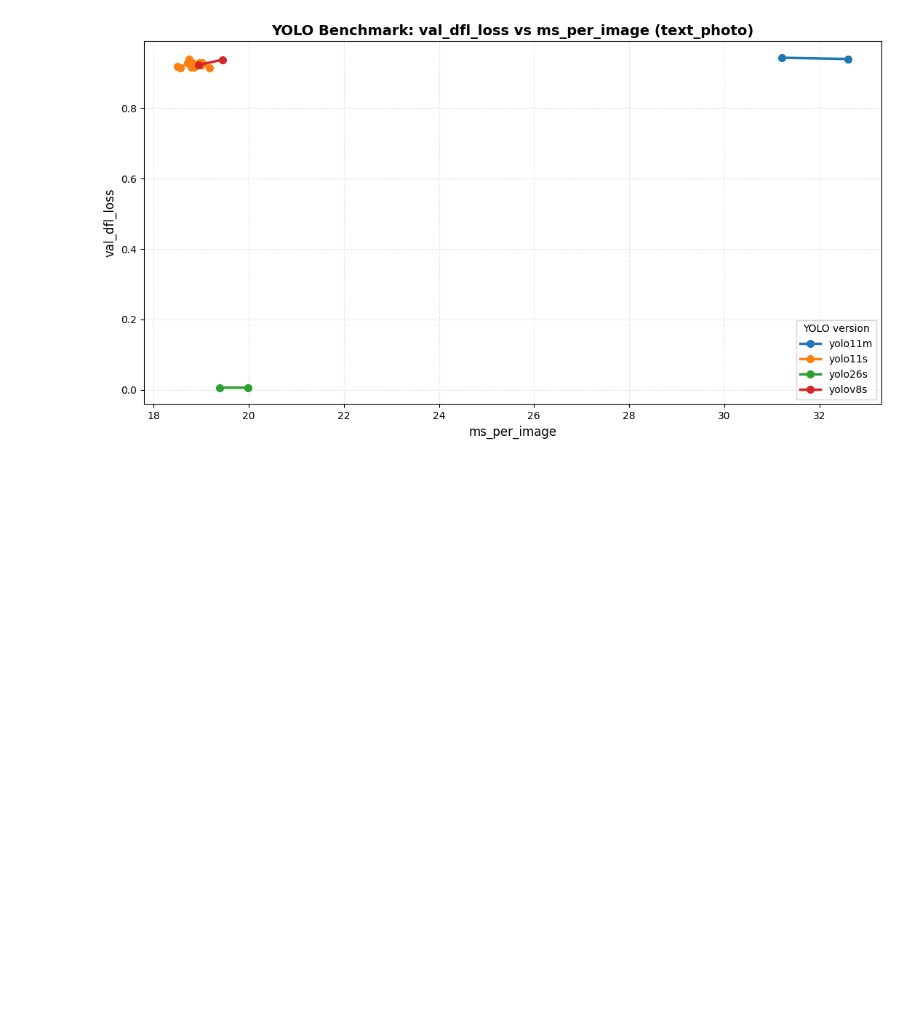
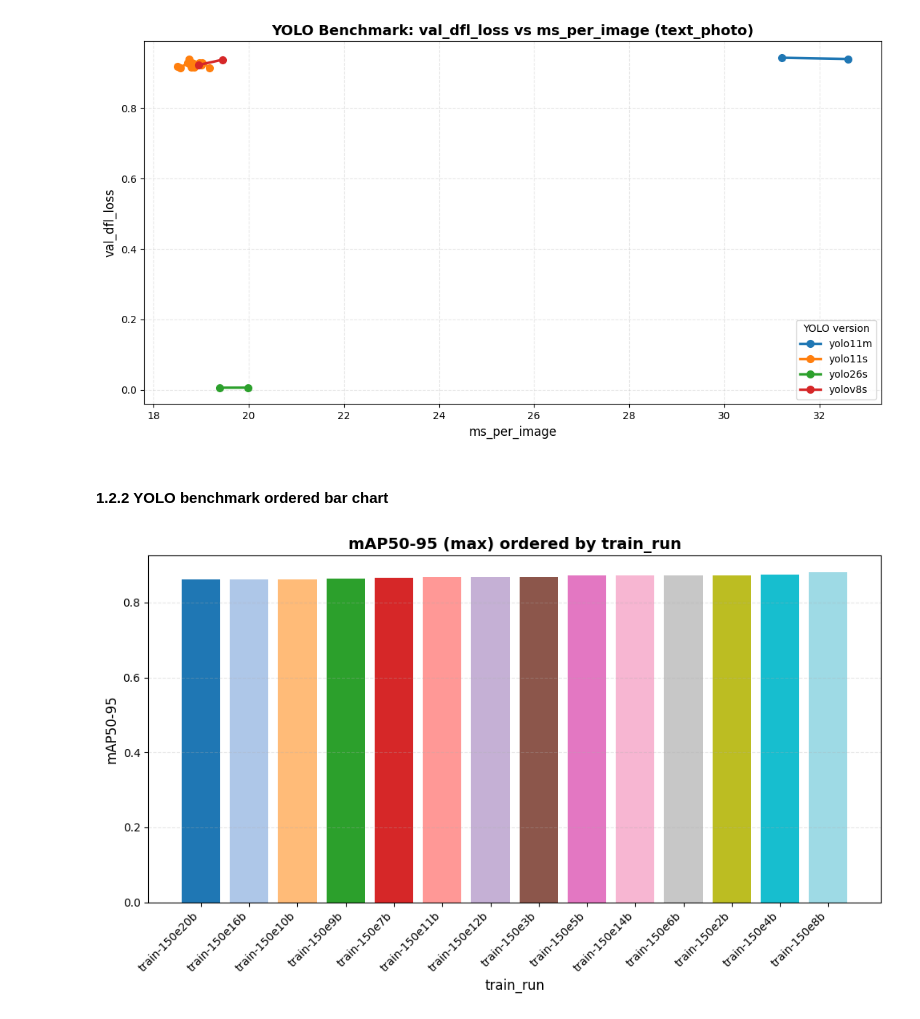
Before and after one commit to danielpiresribeiro123-code/cv_analyser_research, a Jupyter notebook: src/notebooks/data_analysis.ipynb, the cells around one changed output. Saved outputs shown, nothing was run; the diff lists cells and outputs as text; code cells hidden in the pictures; blank space fills up the shorter version.

```diff
--- a/src/notebooks/data_analysis.ipynb
+++ b/src/notebooks/data_analysis.ipynb
@@ -490,3 +490,5 @@ Val_dfl_loss vs ms_per_image
 plot_yolo_vs_batch(df_yolo_text_photo, "val_dfl_loss", "ms_per_image",df_name= "text_photo")
 # %% [output]
 [figure]
+# %% [markdown]
+#### 1.2.2 YOLO benchmark ordered bar chart
@@ -492,0 +550,4 @@ plot_yolo_vs_batch(df_yolo_text_photo, "val_dfl_loss", "ms_per_image",df_name= "
+# %%
+plot_sorted_bar(df_yolo, "mAP50-95", group_col="train_run")
+# %% [output]
+[figure, added]
```
Also changed, not shown: parts of 1 cell of this notebook, 5 other files.
